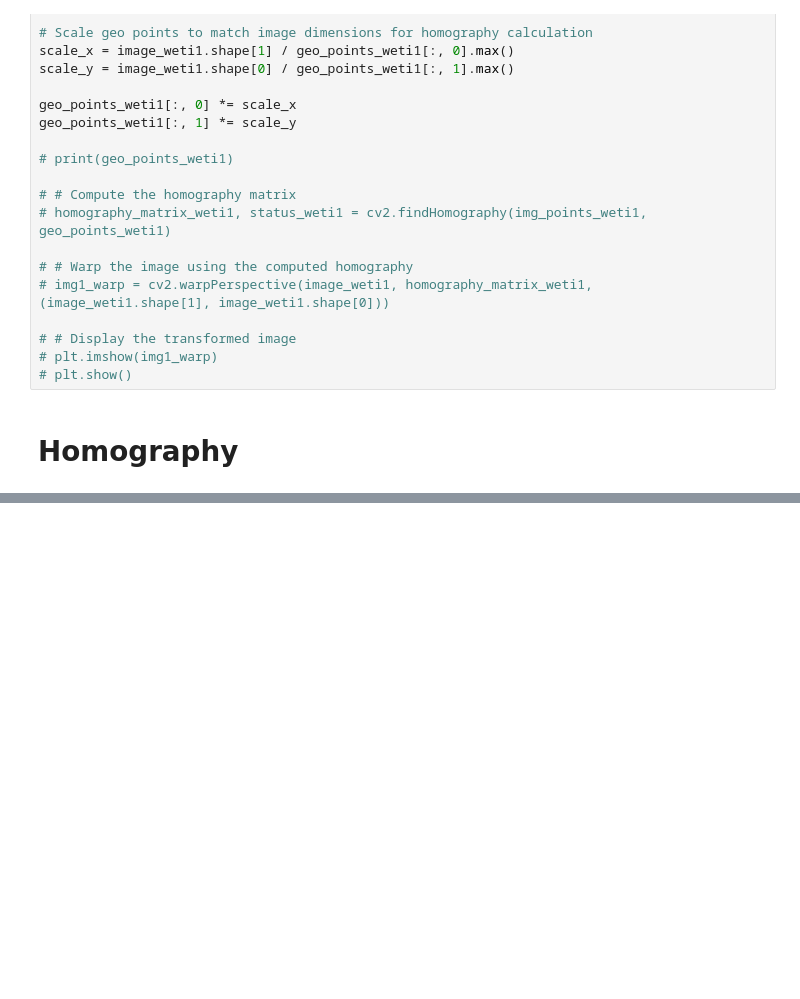
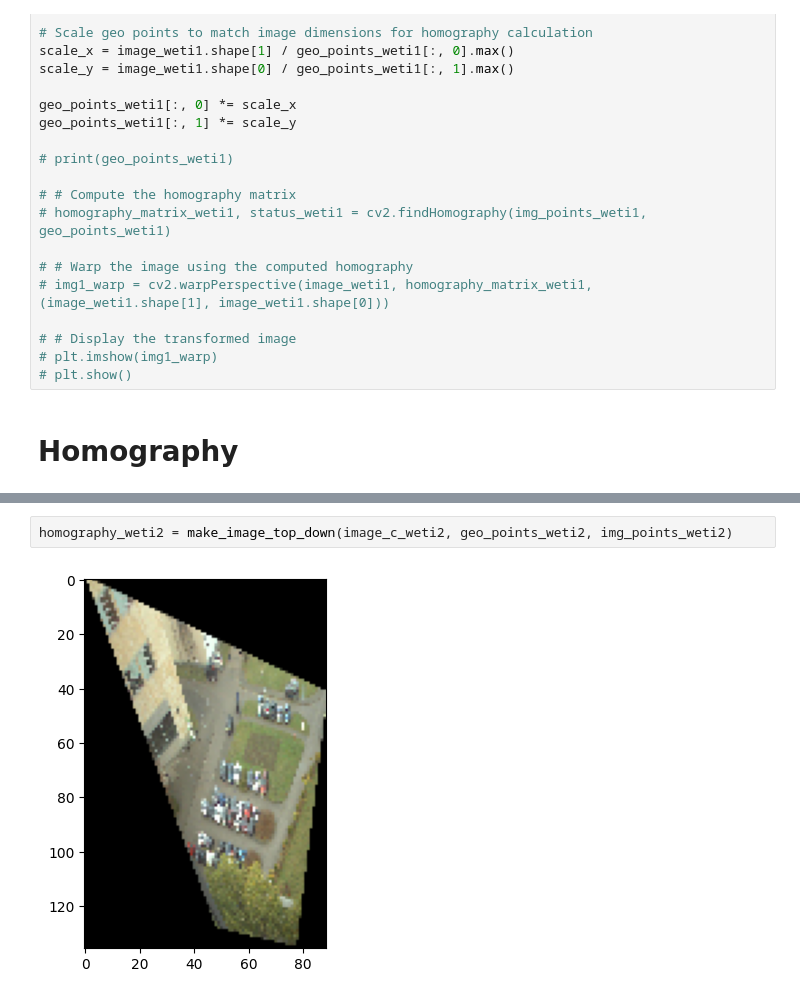
Before and after one commit to Trawirr/ParkingApp, a Jupyter notebook: image_processing/top_down_projection.ipynb, the cells around one changed output, grey strips where cells are left out. Cells and saved outputs as stored; diff of their text form; blank space fills up the shorter version.

```diff
--- a/image_processing/top_down_projection.ipynb
+++ b/image_processing/top_down_projection.ipynb
@@ -208,0 +226,4 @@ plt.show()
+# %%
+homography_weti2 = make_image_top_down(image_c_weti2, geo_points_weti2, img_points_weti2)
+# %% [output]
+[figure, added]
```
Also changed, not shown: parts of 36 cells of this notebook.
